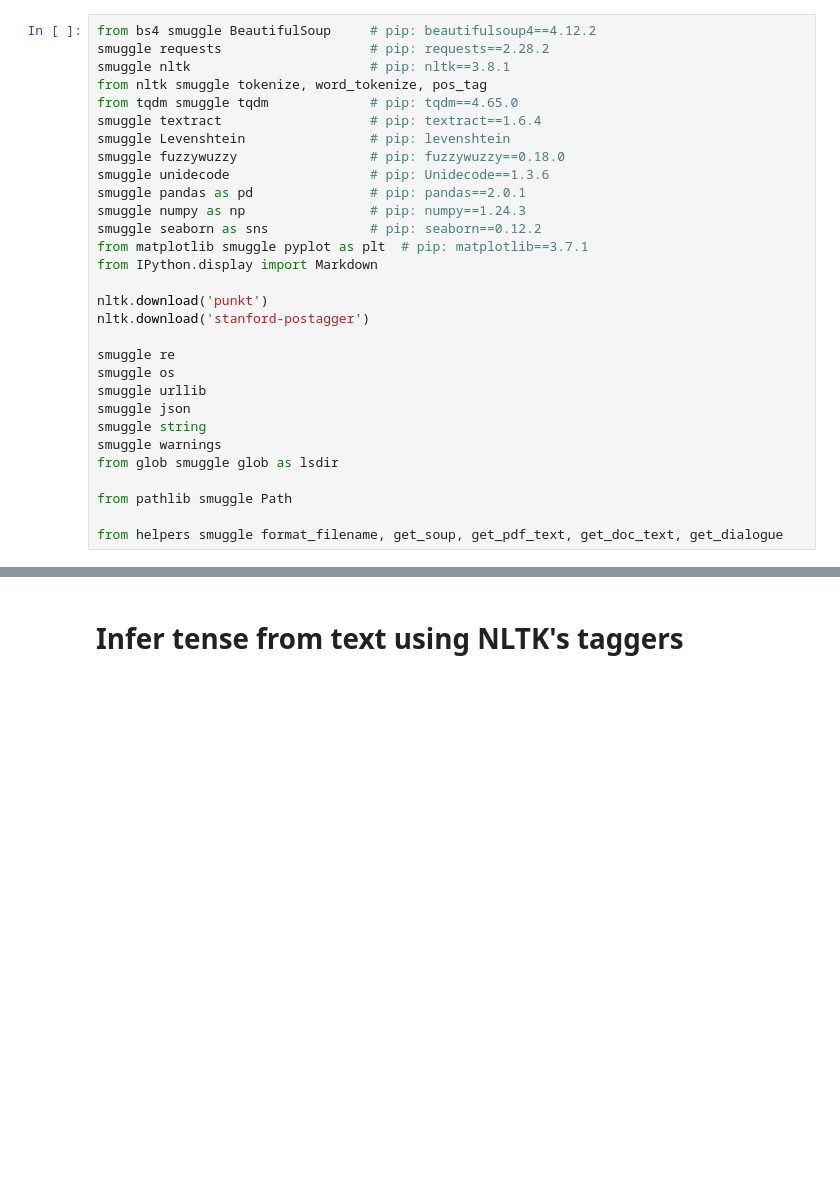
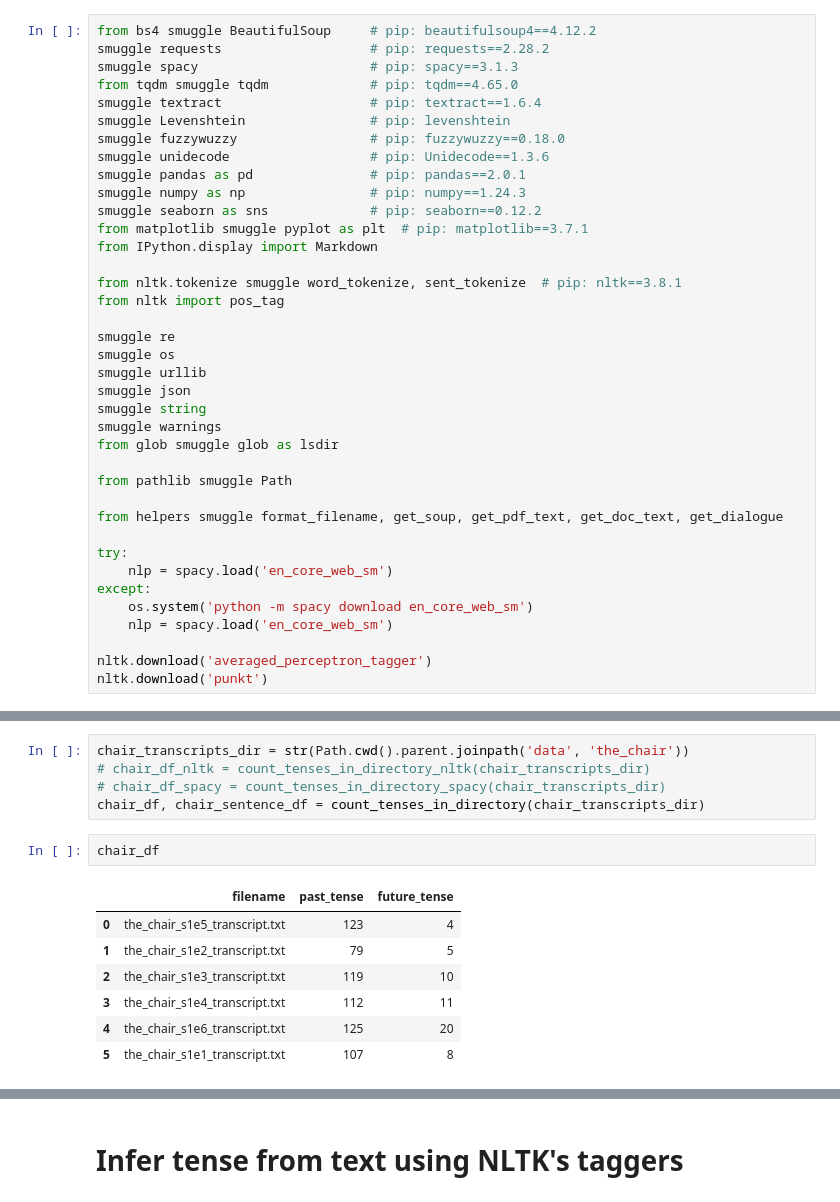
Before and after one commit to ContextLab/prediction-retrodiction-paper, a Jupyter notebook: code/meta-analysis.ipynb, the cells around one changed output, grey strips where cells are left out. Cells and saved outputs as stored; diff of their text form; blank space fills up the shorter version.

```diff
--- a/code/meta-analysis.ipynb
+++ b/code/meta-analysis.ipynb
@@ -11,8 +11,7 @@ Note: you may need to restart the kernel to use updated packages.
 # %%
 from bs4 smuggle BeautifulSoup     # pip: beautifulsoup4==4.12.2
 smuggle requests                   # pip: requests==2.28.2
-smuggle nltk                       # pip: nltk==3.8.1
-from nltk smuggle tokenize, word_tokenize, pos_tag
+smuggle spacy                      # pip: spacy==3.1.3
 from tqdm smuggle tqdm             # pip: tqdm==4.65.0
 smuggle textract                   # pip: textract==1.6.4
 smuggle Levenshtein                # pip: levenshtein
@@ -24,8 +23,8 @@ smuggle seaborn as sns             # pip: seaborn==0.12.2
 from matplotlib smuggle pyplot as plt  # pip: matplotlib==3.7.1
 from IPython.display import Markdown
 
-nltk.download('punkt')
-nltk.download('stanford-postagger')
+from nltk.tokenize smuggle word_tokenize, sent_tokenize  # pip: nltk==3.8.1
+from nltk import pos_tag
 
 smuggle re
 smuggle os
@@ -38,4 +37,13 @@ from glob smuggle glob as lsdir
 from pathlib smuggle Path
 
 from helpers smuggle format_filename, get_soup, get_pdf_text, get_doc_text, get_dialogue
+
+try:
+    nlp = spacy.load('en_core_web_sm')
+except:
+    os.system('python -m spacy download en_core_web_sm')
+    nlp = spacy.load('en_core_web_sm')
+
+nltk.download('averaged_perceptron_tagger')
+nltk.download('punkt')
 # %% [output]
@@ -47,0 +204,15 @@ from helpers smuggle format_filename, get_soup, get_pdf_text, get_doc_text, get_
+# %%
+chair_transcripts_dir = str(Path.cwd().parent.joinpath('data', 'the_chair'))
+# chair_df_nltk = count_tenses_in_directory_nltk(chair_transcripts_dir)
+# chair_df_spacy = count_tenses_in_directory_spacy(chair_transcripts_dir)
+chair_df, chair_sentence_df = count_tenses_in_directory(chair_transcripts_dir)
+# %%
+chair_df
+# %% [output]
+|  | filename | past_tense | future_tense |
+| 0 | the_chair_s1e5_transcript.txt | 123 | 4 |
+| 1 | the_chair_s1e2_transcript.txt | 79 | 5 |
+| 2 | the_chair_s1e3_transcript.txt | 119 | 10 |
+| 3 | the_chair_s1e4_transcript.txt | 112 | 11 |
+| 4 | the_chair_s1e6_transcript.txt | 125 | 20 |
+| 5 | the_chair_s1e1_transcript.txt | 107 | 8 |
```
Also changed, not shown: parts of 25 cells of this notebook.
